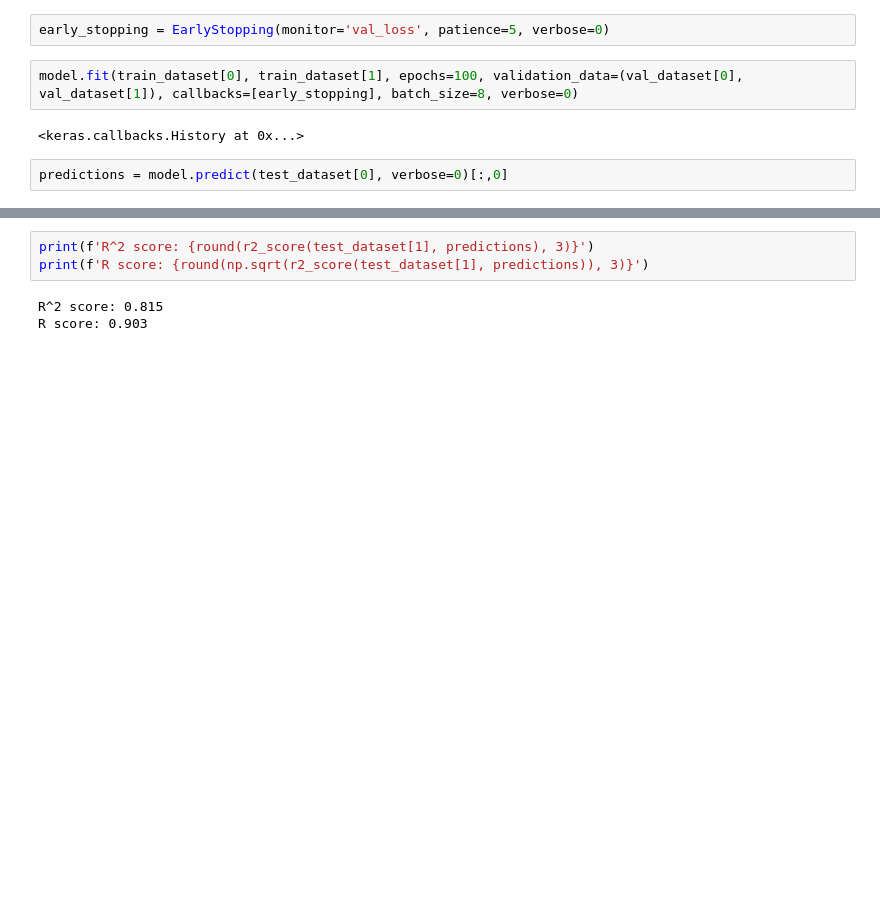
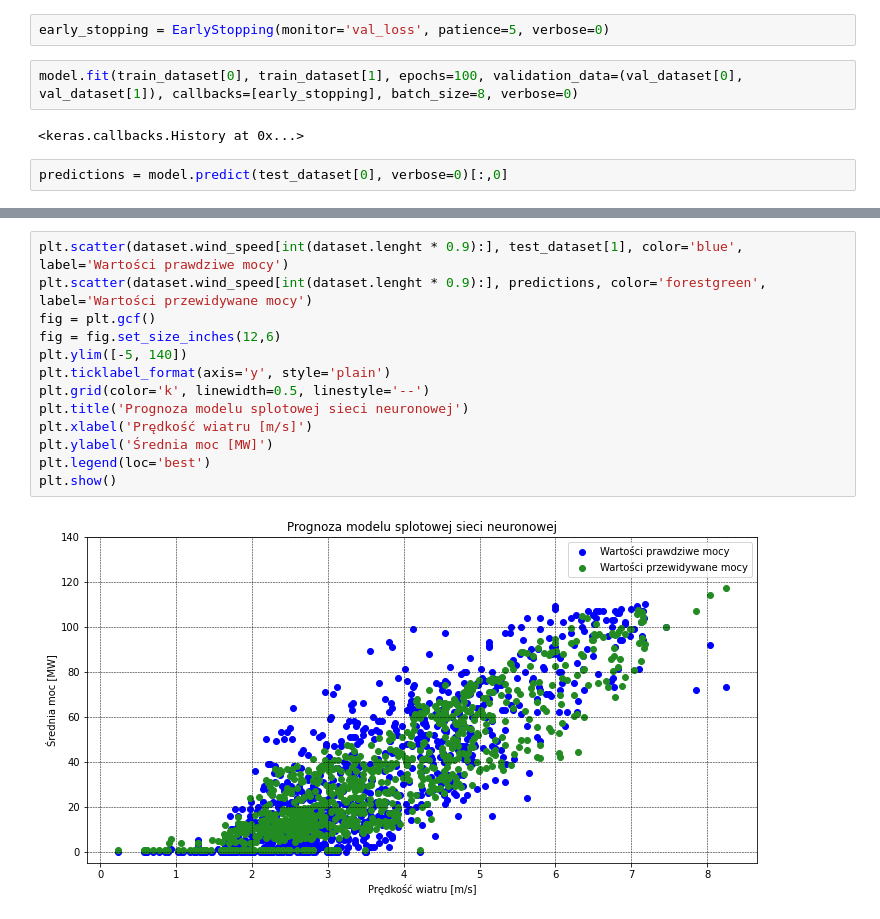
Before and after one commit to Dawidemm/wind-farm-power-forecasting, a Jupyter notebook: ForecastingCNN.ipynb, the cells around one changed output, grey strips where cells are left out. Saved outputs shown, nothing was run; the diff lists cells and outputs as text; blank space fills up the shorter version.

```diff
--- a/ForecastingCNN.ipynb
+++ b/ForecastingCNN.ipynb
@@ -108,6 +111,15 @@ ax0.legend(loc='best')
-# %%
-print(f'R^2 score: {round(r2_score(test_dataset[1], predictions), 3)}')
-print(f'R score: {round(np.sqrt(r2_score(test_dataset[1], predictions)), 3)}')
-# %% [output]
-R^2 score: 0.815
-R score: 0.903
+# %%
+plt.scatter(dataset.wind_speed[int(dataset.lenght * 0.9):], test_dataset[1], color='blue', label='Wartości prawdziwe mocy')
+plt.scatter(dataset.wind_speed[int(dataset.lenght * 0.9):], predictions, color='forestgreen', label='Wartości przewidywane mocy')
+fig = plt.gcf()
+fig = fig.set_size_inches(12,6)
+plt.ylim([-5, 140])
+plt.ticklabel_format(axis='y', style='plain')
+plt.grid(color='k', linewidth=0.5, linestyle='--')
+plt.title('Prognoza modelu splotowej sieci neuronowej')
+plt.xlabel('Prędkość wiatru [m/s]')
+plt.ylabel('Średnia moc [MW]')
+plt.legend(loc='best')
+plt.show()
+# %% [output]
+[figure, added]
```
Also changed, not shown: parts of 4 cells of this notebook.
